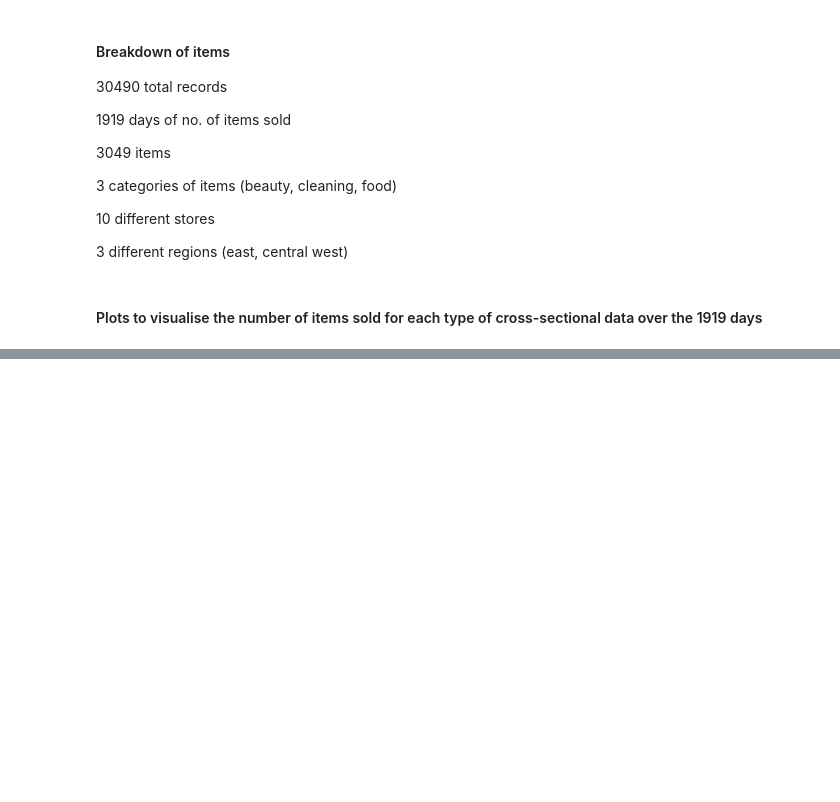
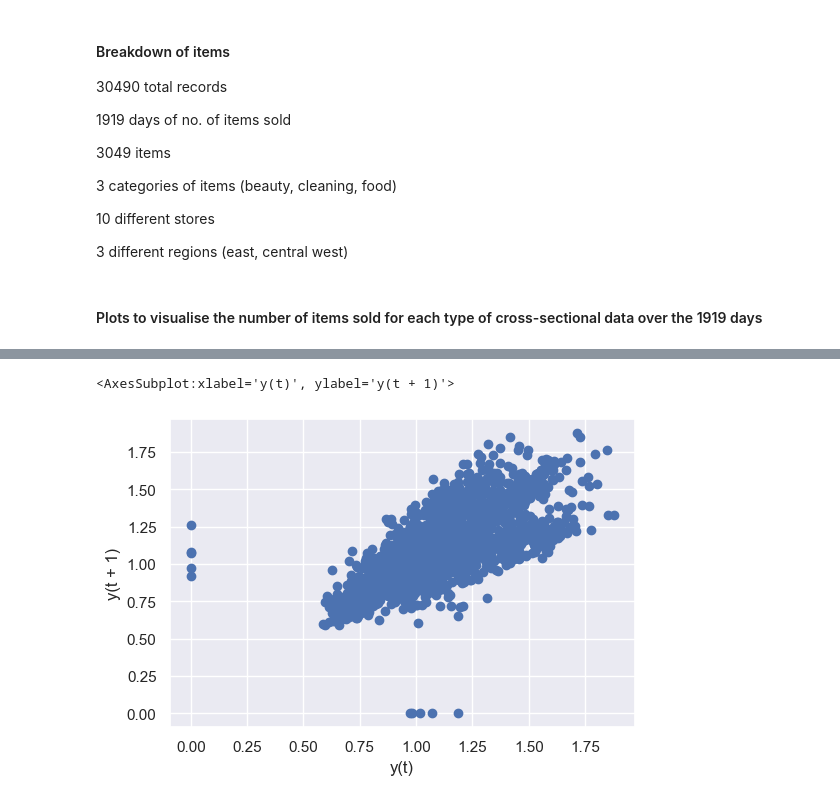
Before and after one commit to TristanKoh/ads-final-project, a Jupyter notebook: code/eda.ipynb, the cells around one changed output, grey strips where cells are left out. Cells and saved outputs as stored; diff of their text form; code cells hidden in the pictures; blank space fills up the shorter version.

```diff
--- a/code/eda.ipynb
+++ b/code/eda.ipynb
@@ -309,0 +179,7 @@ df_temp[region_ls].rolling(30).mean().plot()
+# %%
+sns.set(rc={'figure.figsize':(6, 4)})
+
+pd.plotting.lag_plot(df_items_temp["avg_items_sold"], lag = 1)
+# %% [output]
+<AxesSubplot:xlabel='y(t)', ylabel='y(t + 1)'>
+[figure, added]
```
Also changed, not shown: parts of 47 cells of this notebook.
